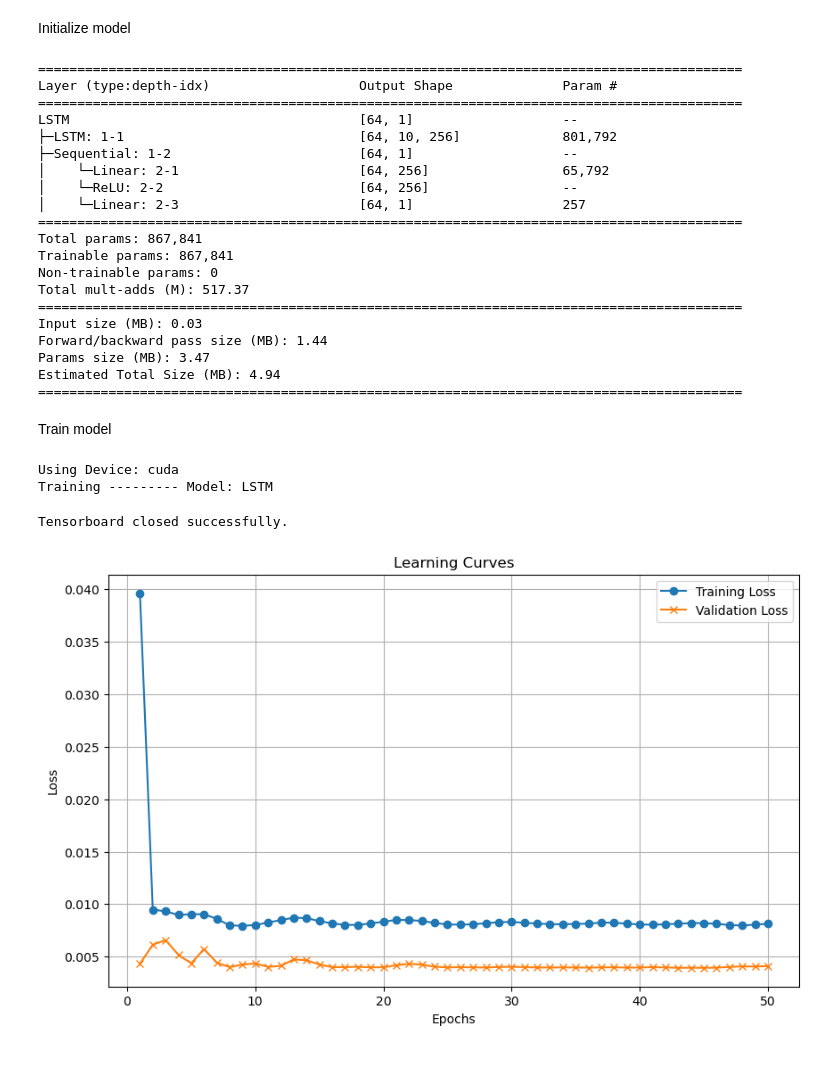
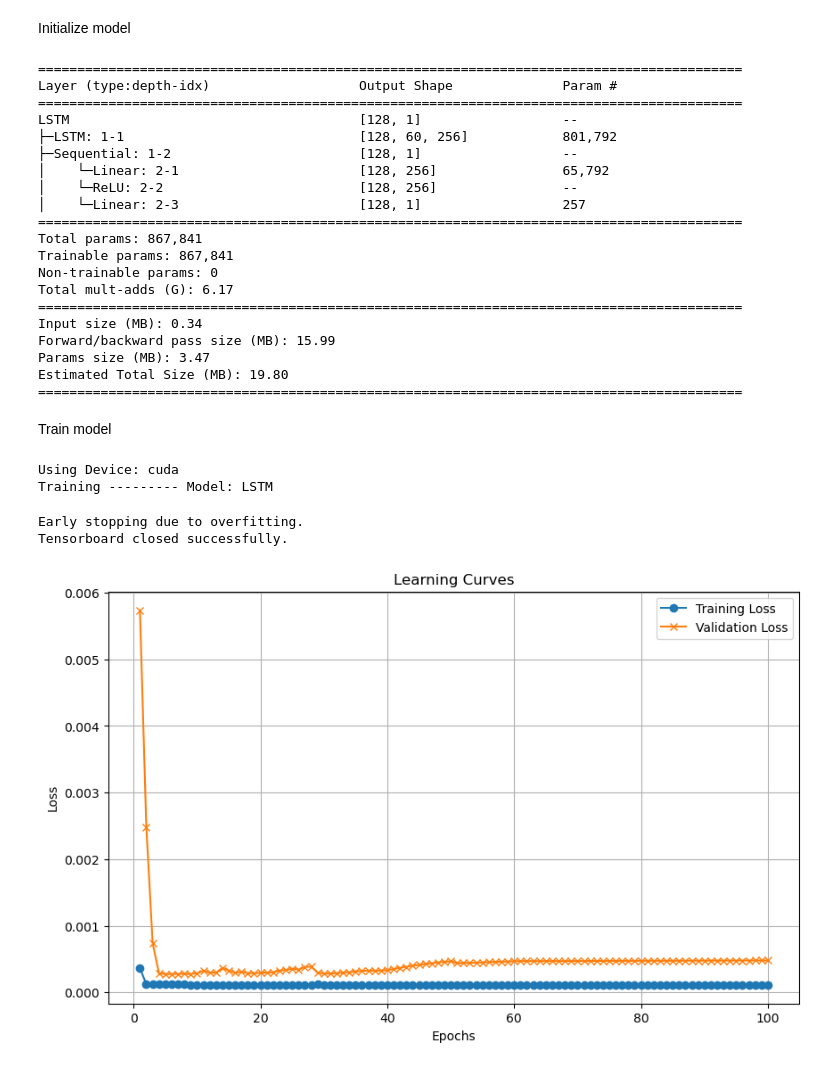
Before and after one commit to harrisonfloam/deep-trading-algorithm, a Jupyter notebook: notebooks/test.ipynb, the cells around one changed output. Cells and saved outputs as stored; diff of their text form; code cells hidden in the pictures.

Commit message:
update training and save pretrained model

```diff
--- a/notebooks/test.ipynb
+++ b/notebooks/test.ipynb
@@ -7,7 +7,7 @@ Data Preprocessing and Loading
 from src.data.data import DataProcessor, TimeSeriesDataset, TimeSeriesDataLoader
 
 # Preprocess data
-data_processor = DataProcessor(start='2021-03-30 00:00:00',
+data_processor = DataProcessor(start='2021-03-25 00:00:00',
                                end='2021-03-31 00:00:00',
                                verbose=True)
 data_processor.prepare_data(filename='bitstampUSD_1-min_data_2012-01-01_to_2021-03-31.csv',
@@ -15,8 +15,8 @@ data_processor.prepare_data(filename='bitstampUSD_1-min_data_2012-01-01_to_2021-
                             exclude_columns_scale=[''])
 
 # Create dataloaders
-train_loader, val_loader, test_loader = data_processor.create_dataloaders(window=10,
-                                                                          batch_size=64,
+train_loader, val_loader, test_loader = data_processor.create_dataloaders(window=60,
+                                                                          batch_size=128,
                                                                           exclude_input_columns=['percent_ret'])
 
 data_processor.databundle.train.head()
@@ -57,51 +57,52 @@ print(summary(model, input_data=sample_x))
 ==========================================================================================
 Layer (type:depth-idx)                   Output Shape              Param #
 ==========================================================================================
-LSTM                                     [64, 1]                   --
-├─LSTM: 1-1                              [64, 10, 256]             801,792
-├─Sequential: 1-2                        [64, 1]                   --
-│    └─Linear: 2-1                       [64, 256]                 65,792
-│    └─ReLU: 2-2                         [64, 256]                 --
-│    └─Linear: 2-3                       [64, 1]                   257
+LSTM                                     [128, 1]                  --
+├─LSTM: 1-1                              [128, 60, 256]            801,792
+├─Sequential: 1-2                        [128, 1]                  --
+│    └─Linear: 2-1                       [128, 256]                65,792
+│    └─ReLU: 2-2                         [128, 256]                --
+│    └─Linear: 2-3                       [128, 1]                  257
 ==========================================================================================
 Total params: 867,841
 Trainable params: 867,841
 Non-trainable params: 0
-Total mult-adds (M): 517.37
+Total mult-adds (G): 6.17
 ==========================================================================================
-Input size (MB): 0.03
-Forward/backward pass size (MB): 1.44
+Input size (MB): 0.34
+Forward/backward pass size (MB): 15.99
 Params size (MB): 3.47
-Estimated Total Size (MB): 4.94
+Estimated Total Size (MB): 19.80
 ==========================================================================================
 # %% [markdown]
 Train model
 # %%
 from src.train.trainer import Trainer
 from src.train.utils import plot_learning_curves
 from src.utils import google_colab_handler
 
 running_in_colab, use_TPU, path, device = google_colab_handler(use_TPU=False, verbose=True)
 
 trainer = Trainer(model=model,
                   device=device,
                   verbose=True,
                   running_in_colab=running_in_colab,
                   use_TPU=use_TPU,
                   use_tensorboard=True)
 
 trainer.train(train_loader=train_loader,
                     val_loader=val_loader,
-                    epochs=50,
+                    epochs=100,
                     lr=0.001,
                     no_change_patience=100,
                     overfit_patience=100,
                     warmup=10,
                     save_best=True)
 
 plot_learning_curves(trainer.state.train_losses, trainer.state.val_losses)
 # %% [output]
 Using Device: cuda
 Training --------- Model: LSTM
+Early stopping due to overfitting.
 Tensorboard closed successfully.
-[figure, old version]
+[figure, new version]
```
Also changed, not shown: parts of 1 cell of this notebook, 1 other file.
